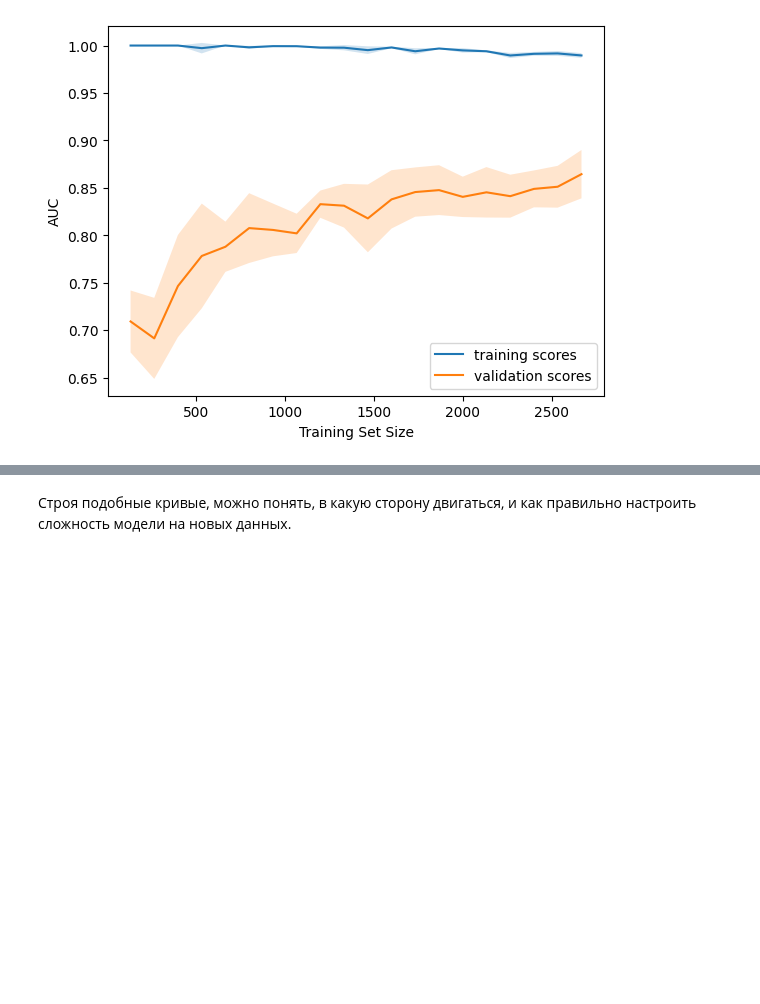
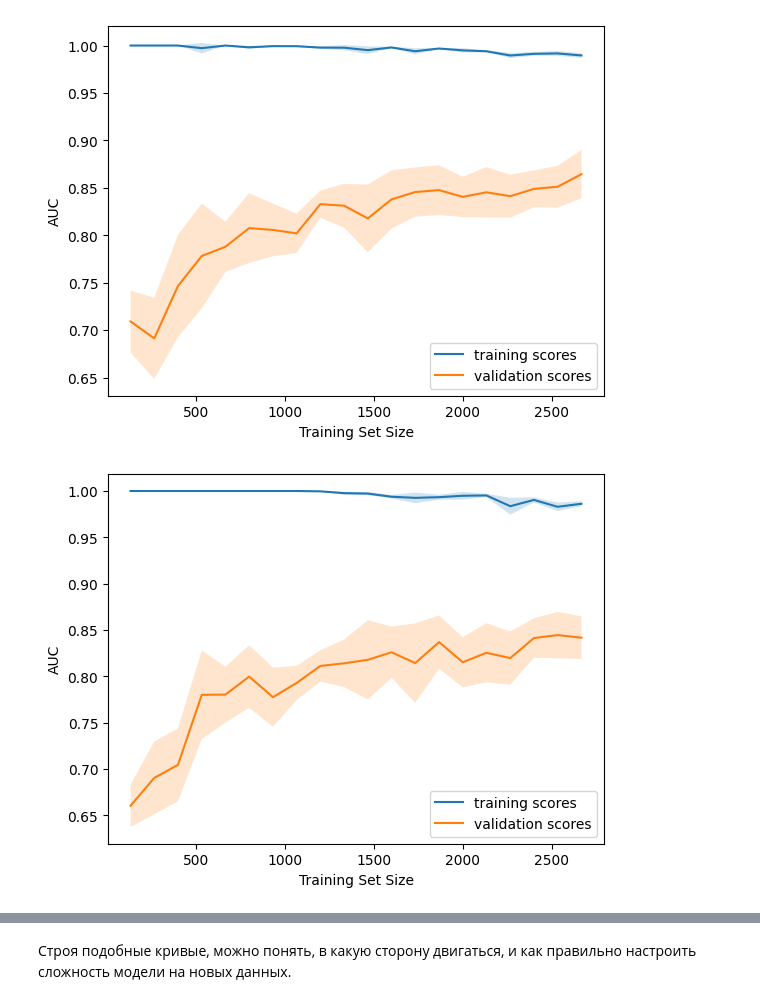
Before and after one commit to dmsiods/mlcourse.ai, a Jupyter notebook: my_work/topic4/topic4_linear_models_part5_valid_learning_curves.ipynb, the cells around one changed output, grey strips where cells are left out. Drawn from its saved outputs; the diff is of its cells as text; code cells hidden in the pictures; blank space fills up the shorter version.

```diff
--- a/my_work/topic4/topic4_linear_models_part5_valid_learning_curves.ipynb
+++ b/my_work/topic4/topic4_linear_models_part5_valid_learning_curves.ipynb
@@ -220,3 +220,7 @@ plot_learning_curve(degree=3, alpha=0.05)
 plot_learning_curve(degree=3, alpha=1e-4)
 # %% [output]
 [figure]
+# %%
+plot_learning_curve(degree=3, alpha=1e-8)
+# %% [output]
+[figure, added]
```
Also changed, not shown: parts of 2 cells of this notebook, 1 other file.
